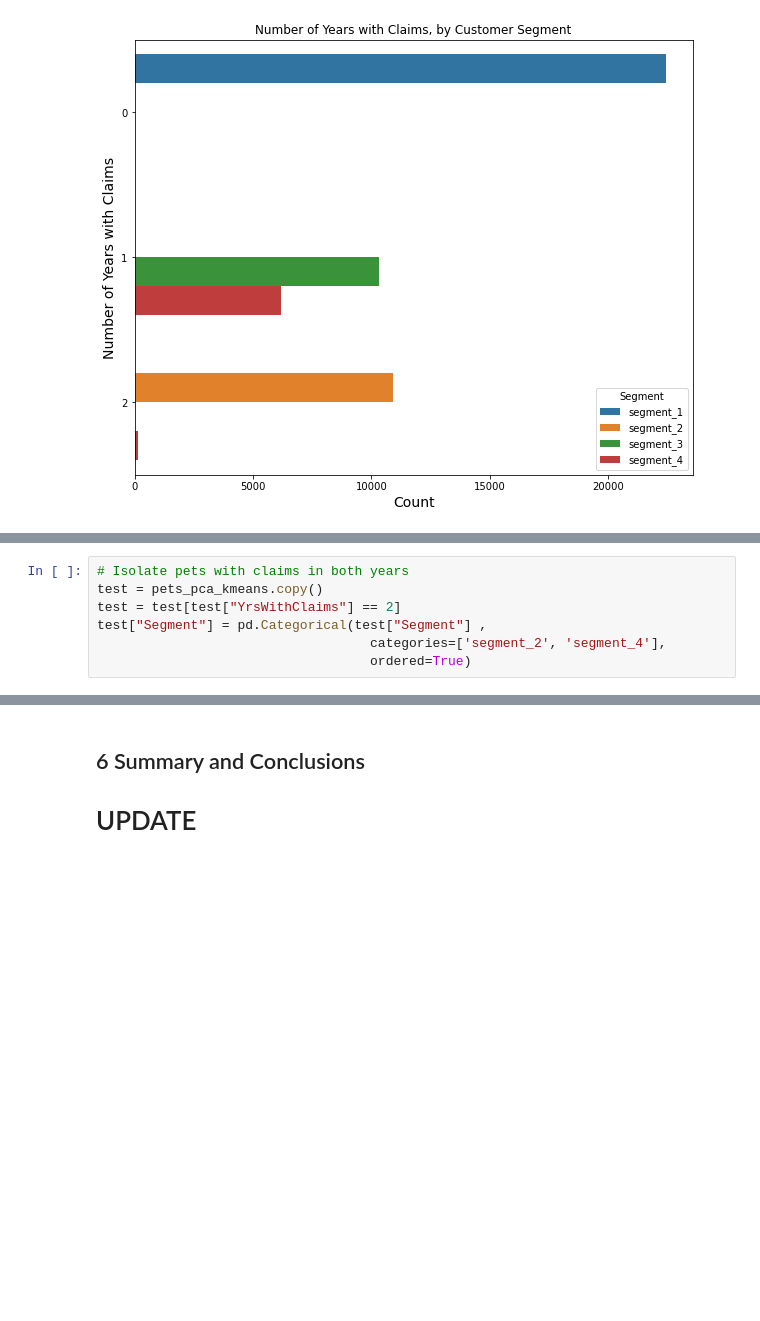
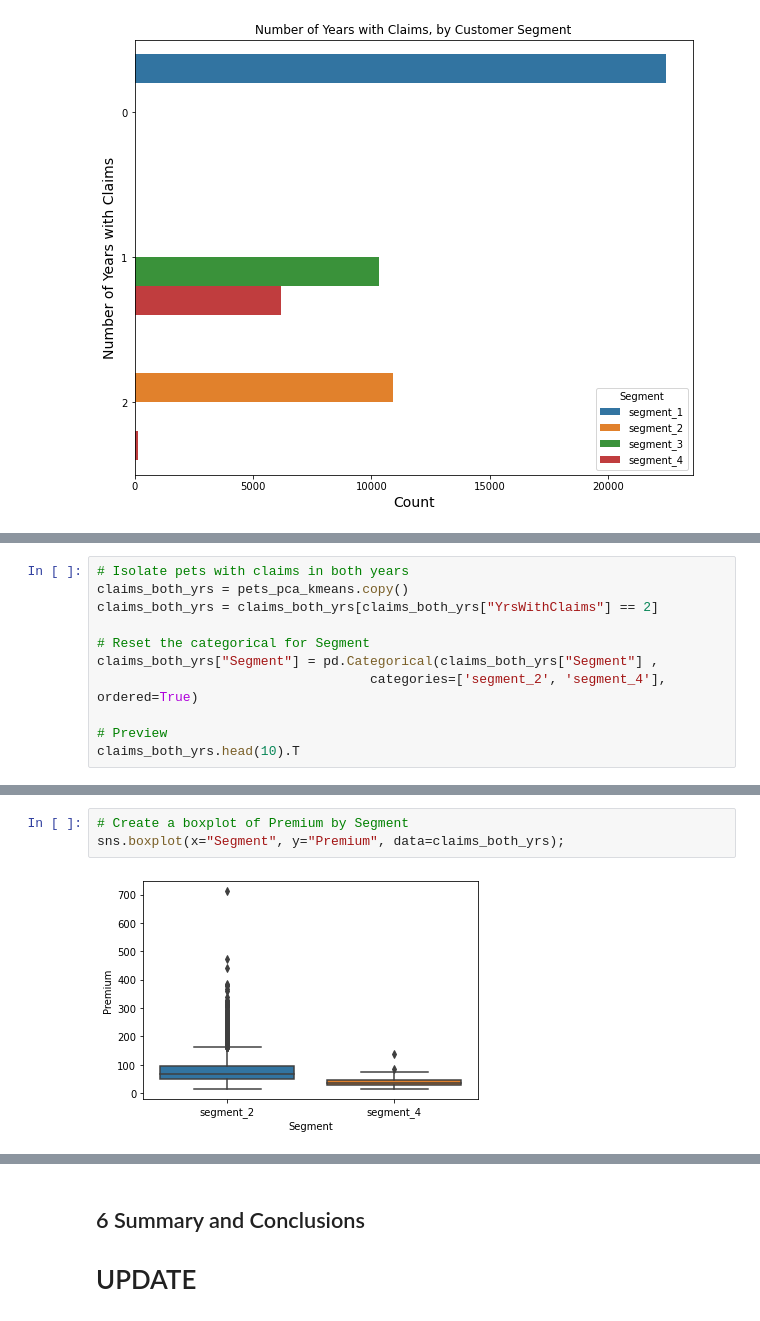
Before and after one commit to stevenrhart/pet-insurance-customer-segmentation, a Jupyter notebook: notebooks/02_pet_insurance_customer_segmentation_eda_and_clustering.ipynb, the cells around one changed output, grey strips where cells are left out. Drawn from its saved outputs; the diff is of its cells as text; blank space fills up the shorter version.

```diff
--- a/notebooks/02_pet_insurance_customer_segmentation_eda_and_clustering.ipynb
+++ b/notebooks/02_pet_insurance_customer_segmentation_eda_and_clustering.ipynb
@@ -667,7 +753,11 @@ Given the fact that our second PCA component, Component 1, was heavily influence
 # %%
 # Isolate pets with claims in both years
-test = pets_pca_kmeans.copy()
-test = test[test["YrsWithClaims"] == 2]
-test["Segment"] = pd.Categorical(test["Segment"] ,
-                                   categories=['segment_2', 'segment_4'],
-                                   ordered=True)
+claims_both_yrs = pets_pca_kmeans.copy()
+claims_both_yrs = claims_both_yrs[claims_both_yrs["YrsWithClaims"] == 2]
+
+# Reset the categorical for Segment
+claims_both_yrs["Segment"] = pd.Categorical(claims_both_yrs["Segment"] ,
+                                   categories=['segment_2', 'segment_4'], ordered=True)
+
+# Preview
+claims_both_yrs.head(10).T
@@ -682,0 +796,5 @@ test.head()
+# %%
+# Create a boxplot of Premium by Segment
+sns.boxplot(x="Segment", y="Premium", data=claims_both_yrs);
+# %% [output]
+[figure, added]
```
Also changed, not shown: parts of 25 cells of this notebook, 1 other file.
